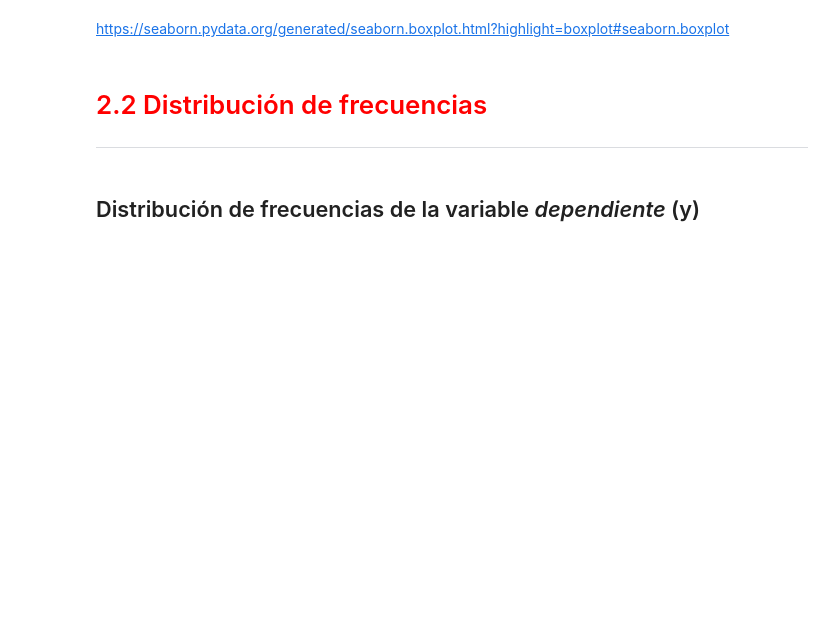
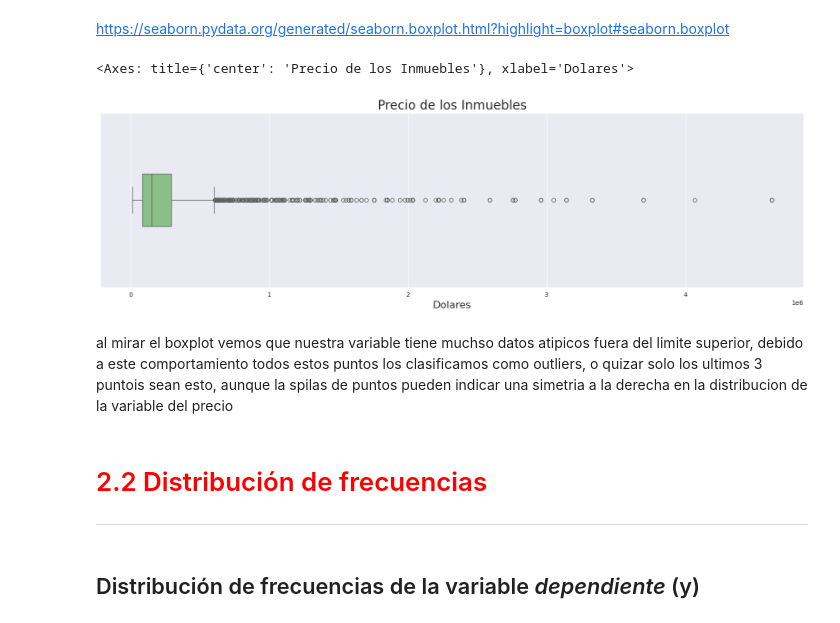
Before and after one commit to Kevincancino26/mis-notebook-de-estudio-, a Jupyter notebook: Regresión_Lineal_II.ipynb, the cells around one changed output. Cells and saved outputs as stored; diff of their text form; code cells hidden in the pictures; blank space fills up the shorter version.

```diff
--- a/Regresión_Lineal_II.ipynb
+++ b/Regresión_Lineal_II.ipynb
@@ -101,8 +111,9 @@ https://seaborn.pydata.org/
 ## Configuración del formato de los gráficos
 # %%
 # palette -> Accent, Accent_r, Blues, Blues_r, BrBG, BrBG_r, BuGn, BuGn_r, BuPu, BuPu_r, CMRmap, CMRmap_r, Dark2, Dark2_r, GnBu, GnBu_r, Greens, Greens_r, Greys, Greys_r, OrRd, OrRd_r, Oranges, Oranges_r, PRGn, PRGn_r, Paired, Paired_r, Pastel1, Pastel1_r, Pastel2, Pastel2_r, PiYG, PiYG_r, PuBu, PuBuGn, PuBuGn_r, PuBu_r, PuOr, PuOr_r, PuRd, PuRd_r, Purples, Purples_r, RdBu, RdBu_r, RdGy, RdGy_r, RdPu, RdPu_r, RdYlBu, RdYlBu_r, RdYlGn, RdYlGn_r, Reds, Reds_r, Set1, Set1_r, Set2, Set2_r, Set3, Set3_r, Spectral, Spectral_r, Wistia, Wistia_r, YlGn, YlGnBu, YlGnBu_r, YlGn_r, YlOrBr, YlOrBr_r, YlOrRd, YlOrRd_r, afmhot, afmhot_r, autumn, autumn_r, binary, binary_r, bone, bone_r, brg, brg_r, bwr, bwr_r, cividis, cividis_r, cool, cool_r, coolwarm, coolwarm_r, copper, copper_r, cubehelix, cubehelix_r, flag, flag_r, gist_earth, gist_earth_r, gist_gray, gist_gray_r, gist_heat, gist_heat_r, gist_ncar, gist_ncar_r, gist_rainbow, gist_rainbow_r, gist_stern, gist_stern_r, gist_yarg, gist_yarg_r, gnuplot, gnuplot2, gnuplot2_r, gnuplot_r, gray, gray_r, hot, hot_r, hsv, hsv_r, icefire, icefire_r, inferno, inferno_r, jet, jet_r, magma, magma_r, mako, mako_r, nipy_spectral, nipy_spectral_r, ocean, ocean_r, pink, pink_r, plasma, plasma_r, prism, prism_r, rainbow, rainbow_r, rocket, rocket_r, seismic, seismic_r, spring, spring_r, summer, summer_r, tab10, tab10_r, tab20, tab20_r, tab20b, tab20b_r, tab20c, tab20c_r, terrain, terrain_r, viridis, viridis_r, vlag, vlag_r, winter, winter_r
-
+sns.set_palette('Accent')
 # style -> white, dark, whitegrid, darkgrid, ticks
+sns.set_style('darkgrid')
 # %% [markdown]
 ## Box plot de la variable *dependiente* (y)
 # %% [markdown]
@@ -110,11 +121,16 @@ https://seaborn.pydata.org/
 # %% [markdown]
 https://seaborn.pydata.org/generated/seaborn.boxplot.html?highlight=boxplot#seaborn.boxplot
 # %%
-
-ax.figure.set_size_inches(20, 5)
-ax.set_title('Precio de los Inmuebles', fontsize=20)
+ax=sns.boxplot(x=datos['Valor'],orient='h',width=0.3)
+ax.figure.set_size_inches(20, 5)#tamaño del grafocp
+ax.set_title('Precio de los Inmuebles', fontsize=20)#titulo del grafico
 ax.set_xlabel('Dolares', fontsize=16)
-ax
+ax#etitqueta del grafico
+# %% [output]
+<Axes: title={'center': 'Precio de los Inmuebles'}, xlabel='Dolares'>
+[figure, added]
+# %% [markdown]
+al mirar el boxplot vemos que nuestra variable tiene muchso datos atipicos fuera del limite superior, debido a este comportamiento todos estos puntos los clasificamos como outliers, o quizar solo los ultimos 3 puntois sean esto, aunque la spilas de puntos pueden indicar una simetria a la derecha en la distribucion de la variable del precio
 # %% [markdown]
 # <font color='red' style='font-size: 30px;'>2.2 Distribución de frecuencias</font>
 <hr style='border: 2px solid red;'>
```
Also changed, not shown: parts of 2 cells of this notebook.
